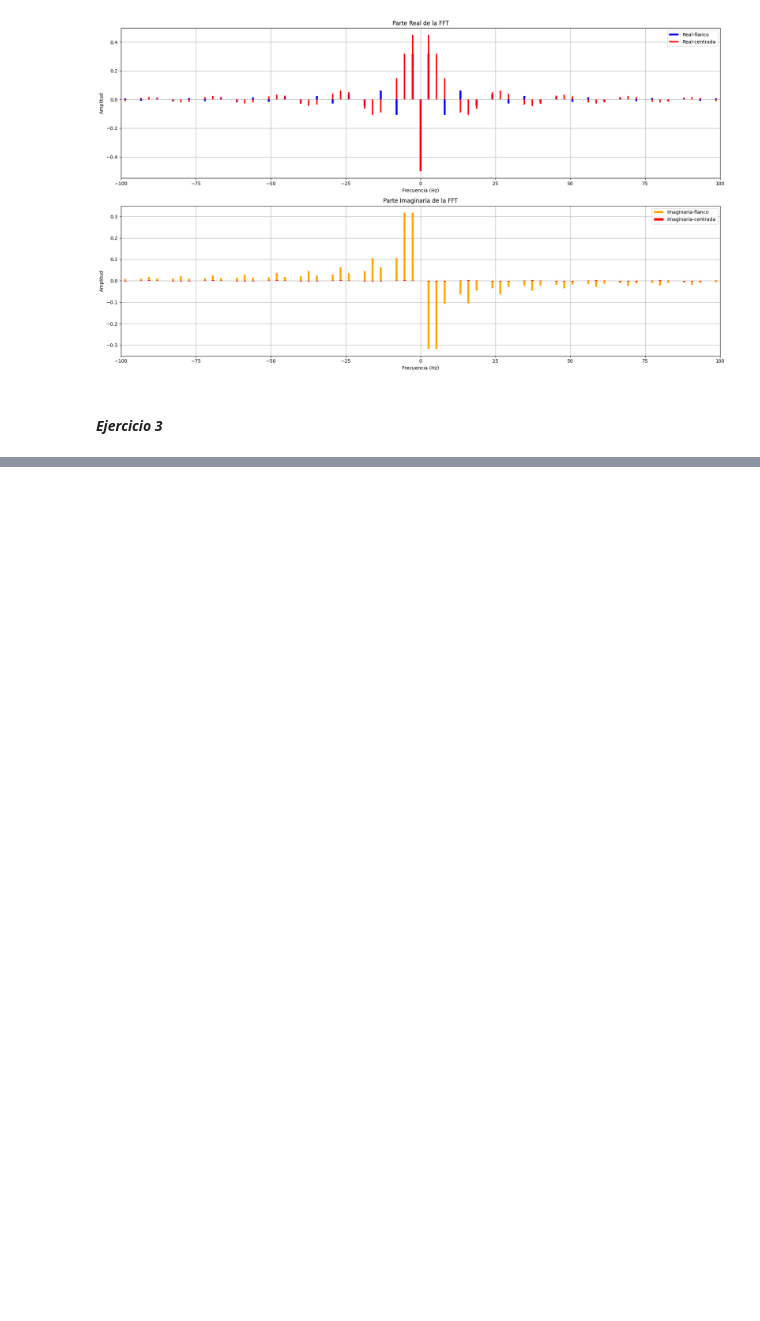
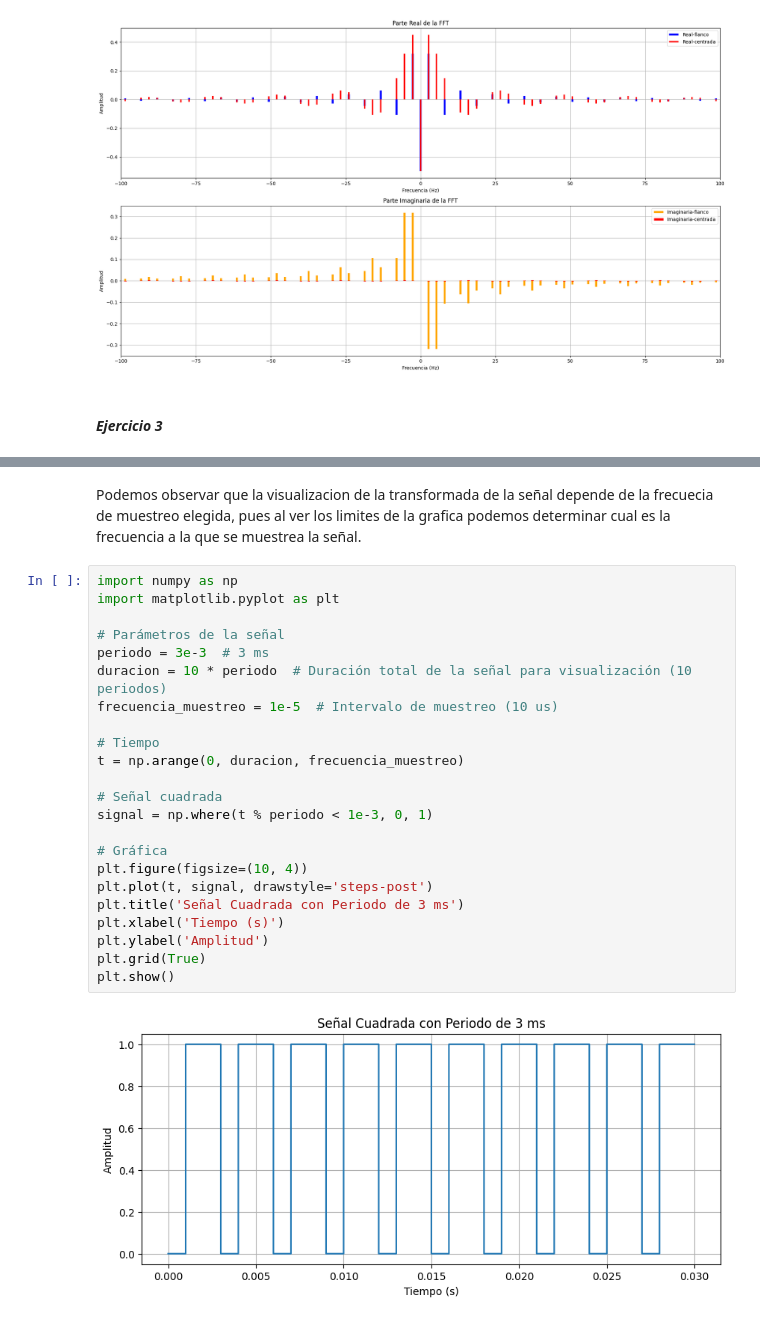
Before and after one commit to leonelj01/seniales_electricas, a Jupyter notebook: TP_6/tp6.ipynb, the cells around one changed output, grey strips where cells are left out. Cells and saved outputs as stored; diff of their text form; blank space fills up the shorter version.

```diff
--- a/TP_6/tp6.ipynb
+++ b/TP_6/tp6.ipynb
@@ -178,0 +217,27 @@ plt.show()
+# %% [markdown]
+Podemos observar que la visualizacion de la transformada de la señal depende de la frecuecia de muestreo elegida, pues al ver los limites de la grafica podemos determinar cual es la frecuencia a la que se muestrea la señal.
+# %%
+import numpy as np
+import matplotlib.pyplot as plt
+
+# Parámetros de la señal
+periodo = 3e-3  # 3 ms
+duracion = 10 * periodo  # Duración total de la señal para visualización (10 periodos)
+frecuencia_muestreo = 1e-5  # Intervalo de muestreo (10 us)
+
+# Tiempo
+t = np.arange(0, duracion, frecuencia_muestreo)
+
+# Señal cuadrada
+signal = np.where(t % periodo < 1e-3, 0, 1)
+
+# Gráfica
+plt.figure(figsize=(10, 4))
+plt.plot(t, signal, drawstyle='steps-post')
+plt.title('Señal Cuadrada con Periodo de 3 ms')
+plt.xlabel('Tiempo (s)')
+plt.ylabel('Amplitud')
+plt.grid(True)
+plt.show()
+# %% [output]
+[figure, added]
```
Also changed, not shown: parts of 4 cells of this notebook, 3 other files.
